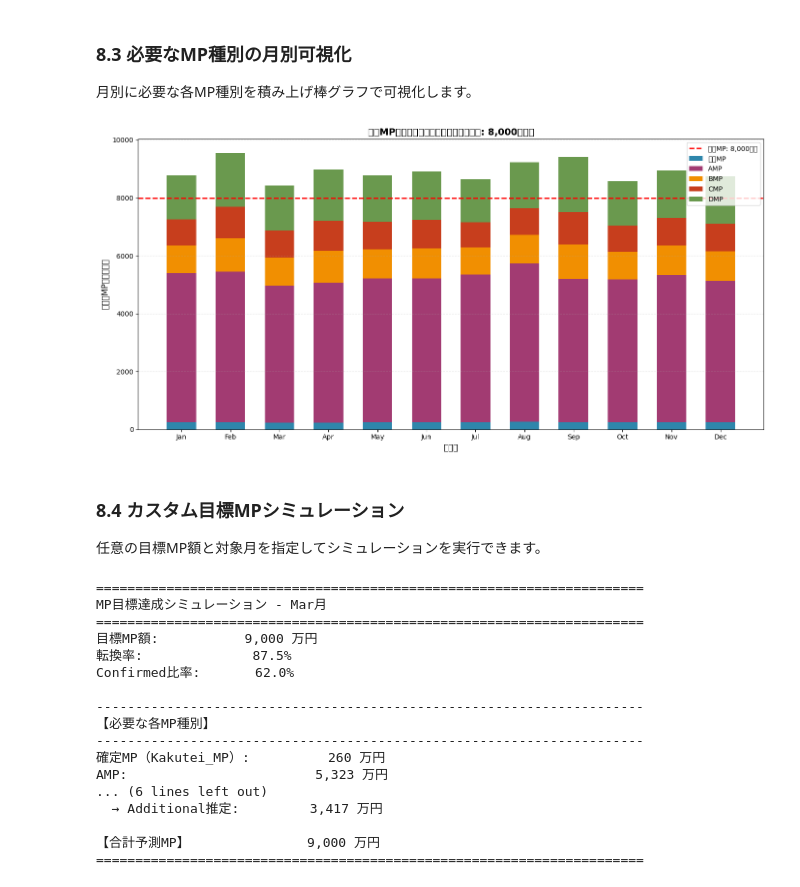
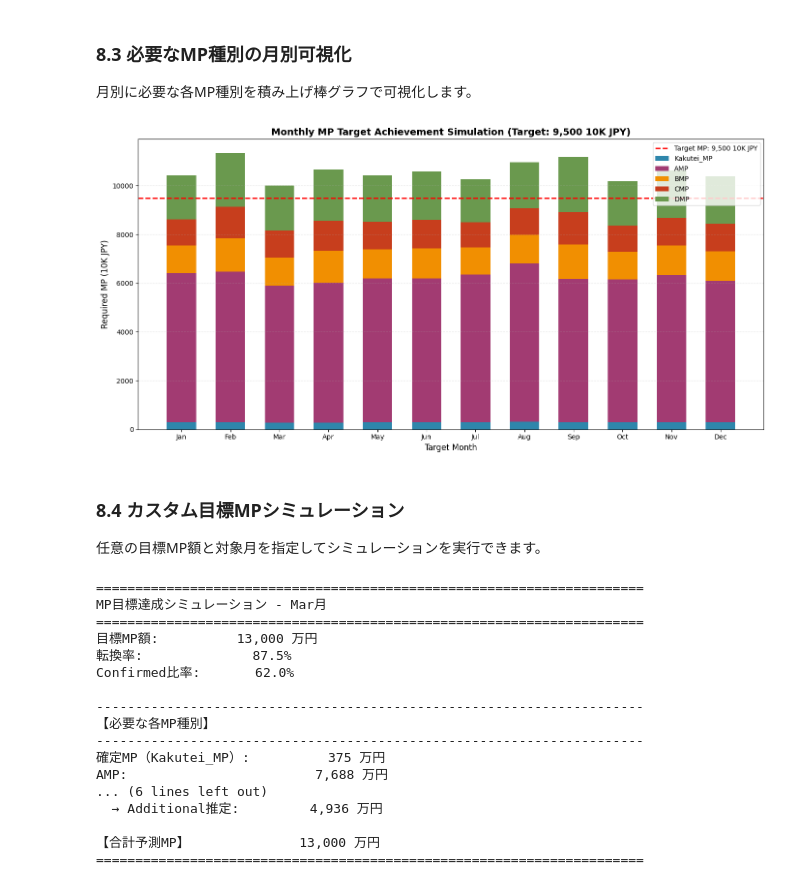
Before and after one commit to goto-a-toast/MP_monthly_pred_from_stock, a Jupyter notebook: mp_monthly_prediction_model_v4.ipynb, the cells around one changed output. Saved outputs shown, nothing was run; the diff lists cells and outputs as text; code cells hidden in the pictures.

```diff
--- a/mp_monthly_prediction_model_v4.ipynb
+++ b/mp_monthly_prediction_model_v4.ipynb
@@ -703,7 +703,7 @@ AMP:                        5,201 万円
 各月の目標MP 8,000万円を達成するために必要な各MP種別を月別に一覧表示します。
 # %%
 # 全12ヶ月分のシミュレーション
-target_mp = 80000000  # 8,000万円
+target_mp = 95000000  # 8,000万円
 mn = ['', 'Jan', 'Feb', 'Mar', 'Apr', 'May', 'Jun',
       'Jul', 'Aug', 'Sep', 'Oct', 'Nov', 'Dec']
 
@@ -750,41 +750,44 @@ display(monthly_sim_df)
 
 月別に必要な各MP種別を積み上げ棒グラフで可視化します。
 # %%
+import matplotlib.pyplot as plt
+import seaborn as sns
+
 # 積み上げ棒グラフで可視化
 fig, ax = plt.subplots(figsize=(14, 7))
 
 months = monthly_sim_df['対象月'].values
 kakutei = monthly_sim_df['確定MP（万円）'].values
 amp = monthly_sim_df['AMP（万円）'].values
 bmp = monthly_sim_df['BMP（万円）'].values
 cmp = monthly_sim_df['CMP（万円）'].values
 dmp = monthly_sim_df['DMP（万円）'].values
 
 # 積み上げ棒グラフを作成
 width = 0.6
 x = np.arange(len(months))
 
-p1 = ax.bar(x, kakutei, width, label='確定MP', color='#2E86AB')
+p1 = ax.bar(x, kakutei, width, label='Kakutei_MP', color='#2E86AB')
 p2 = ax.bar(x, amp, width, bottom=kakutei, label='AMP', color='#A23B72')
 p3 = ax.bar(x, bmp, width, bottom=kakutei+amp, label='BMP', color='#F18F01')
 p4 = ax.bar(x, cmp, width, bottom=kakutei+amp+bmp, label='CMP', color='#C73E1D')
 p5 = ax.bar(x, dmp, width, bottom=kakutei+amp+bmp+cmp, label='DMP', color='#6A994E')
 
 # 目標ラインを追加
-ax.axhline(y=target_mp/10000, color='red', linestyle='--', linewidth=2, label=f'目標MP: {target_mp/10000:,.0f}万円')
+ax.axhline(y=target_mp/10000, color='red', linestyle='--', linewidth=2, label=f'Target MP: {target_mp/10000:,.0f} 10K JPY')
 
-ax.set_xlabel('対象月', fontsize=12)
-ax.set_ylabel('必要なMP額（万円）', fontsize=12)
-ax.set_title(f'月別MP目標達成シミュレーション（目標: {target_mp/10000:,.0f}万円）', fontsize=14, fontweight='bold')
+ax.set_xlabel('Target Month', fontsize=12)
+ax.set_ylabel('Required MP (10K JPY)', fontsize=12)
+ax.set_title(f'Monthly MP Target Achievement Simulation (Target: {target_mp/10000:,.0f} 10K JPY)', fontsize=14, fontweight='bold')
 ax.set_xticks(x)
 ax.set_xticklabels(months)
 ax.legend(loc='upper right')
 ax.grid(axis='y', linestyle='--', alpha=0.3)
 
 plt.tight_layout()
 plt.show()
 # %% [output]
-[figure, old version]
+[figure, new version]
 # %% [markdown]
 ### 8.4 カスタム目標MPシミュレーション
 
@@ -793,7 +796,7 @@ plt.show()
 # カスタムシミュレーション例
 # 以下の値を変更して実行してください
 
-custom_target_mp = 90000000  # 目標MP額（円）例: 9,000万円
+custom_target_mp = 130000000  # 目標MP額（円）例: 9,000万円
 custom_target_month = 3      # 対象月（1-12）例: 3月
 
 # シミュレーション実行
@@ -803,17 +806,17 @@ simulator.show_simulation_result(custom_result)
 ======================================================================
 MP目標達成シミュレーション - Mar月
 ======================================================================
-目標MP額:           9,000 万円
+目標MP額:          13,000 万円
 転換率:              87.5%
 Confirmed比率:       62.0%
 
 ----------------------------------------------------------------------
 【必要な各MP種別】
 ----------------------------------------------------------------------
-確定MP（Kakutei_MP）:          260 万円
-AMP:                        5,323 万円
+確定MP（Kakutei_MP）:          375 万円
+AMP:                        7,688 万円
 ... (6 lines left out)
-  → Additional推定:         3,417 万円
+  → Additional推定:         4,936 万円
 
-【合計予測MP】               9,000 万円
+【合計予測MP】              13,000 万円
 ======================================================================
```
Also changed, not shown: parts of 1 cell of this notebook.
